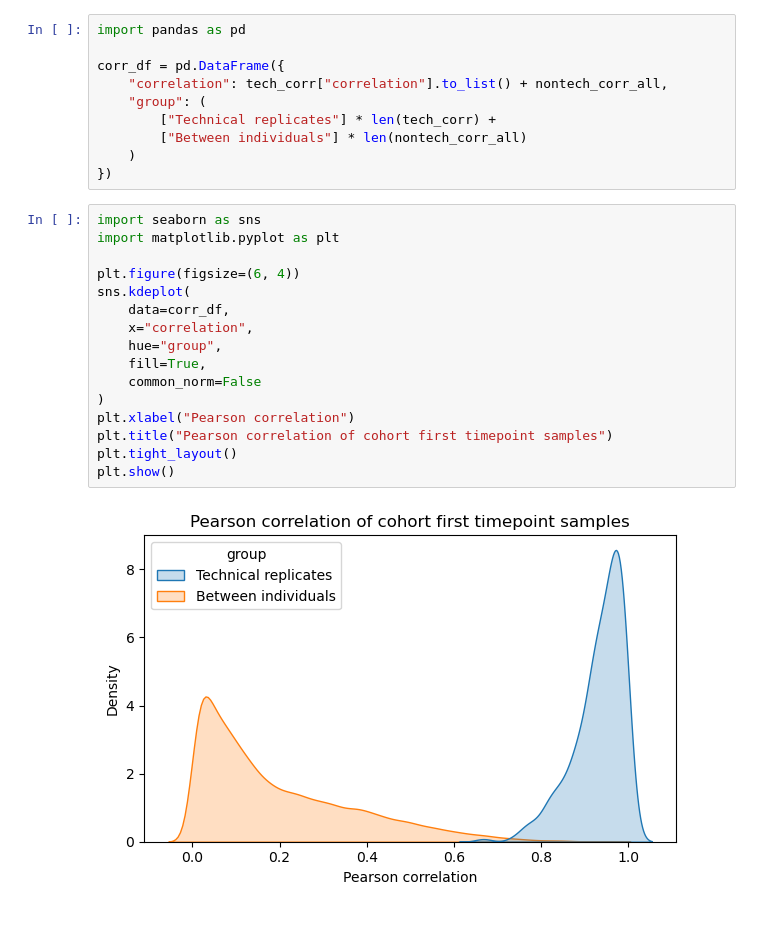
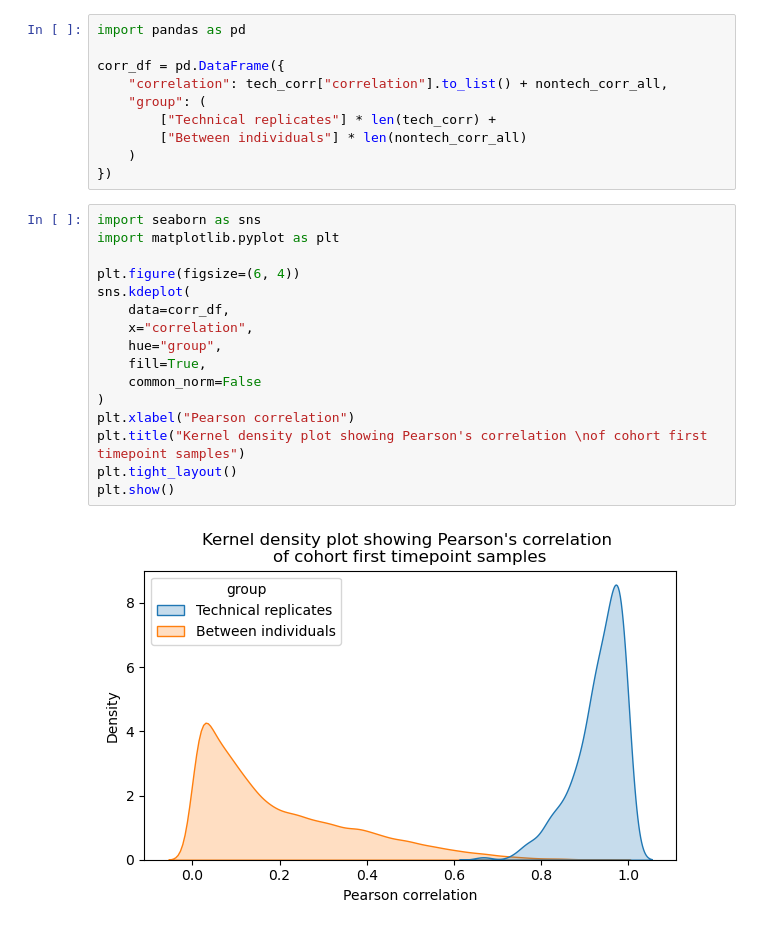
Before and after one commit to sporak577/lasv_phipseq_2026, a Jupyter notebook: QC_of_first_timepoint_technreps_071626.ipynb, the cells around one changed output. Cells and saved outputs as stored; diff of their text form.

```diff
--- a/QC_of_first_timepoint_technreps_071626.ipynb
+++ b/QC_of_first_timepoint_technreps_071626.ipynb
@@ -78,18 +78,18 @@ corr_df = pd.DataFrame({
 # %%
 import seaborn as sns
 import matplotlib.pyplot as plt
 
 plt.figure(figsize=(6, 4))
 sns.kdeplot(
     data=corr_df,
     x="correlation",
     hue="group",
     fill=True,
     common_norm=False
 )
 plt.xlabel("Pearson correlation")
-plt.title("Pearson correlation of cohort first timepoint samples")
+plt.title("Kernel density plot showing Pearson's correlation \nof cohort first timepoint samples")
 plt.tight_layout()
 plt.show()
 # %% [output]
-[figure, old version]
+[figure, new version]
```
